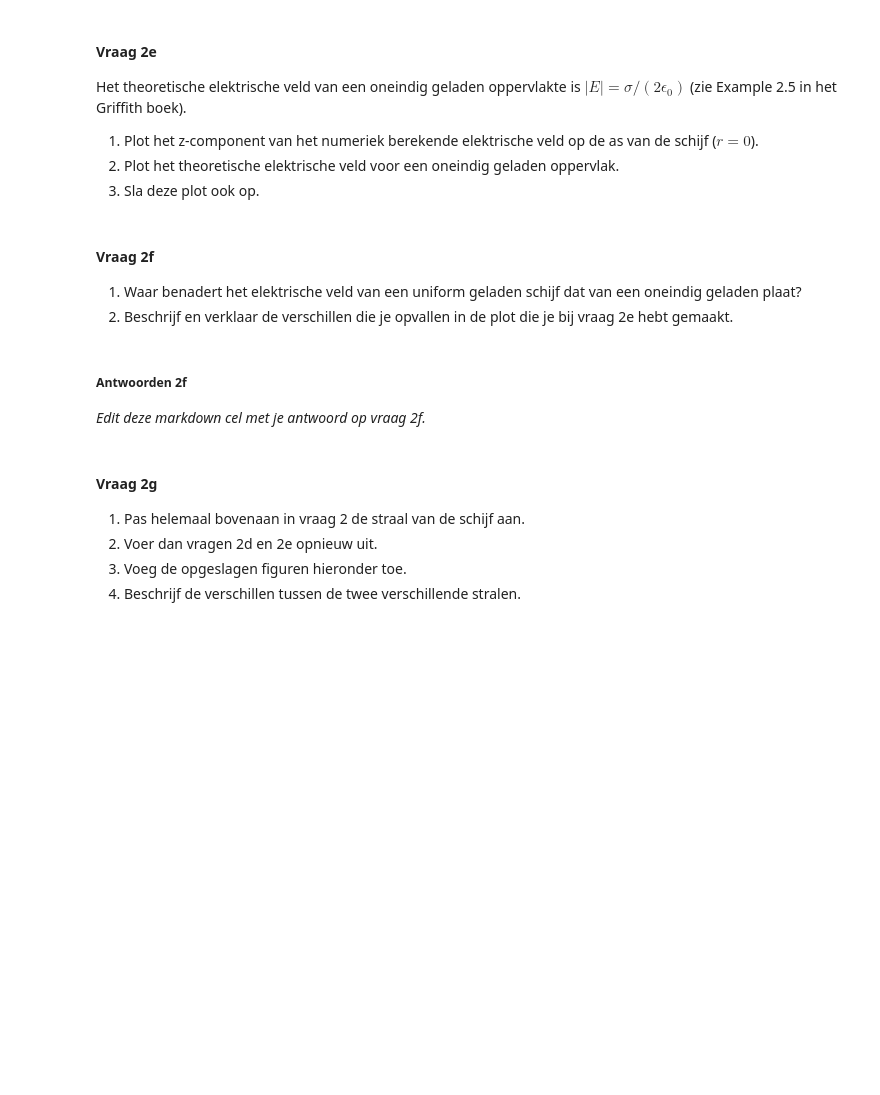
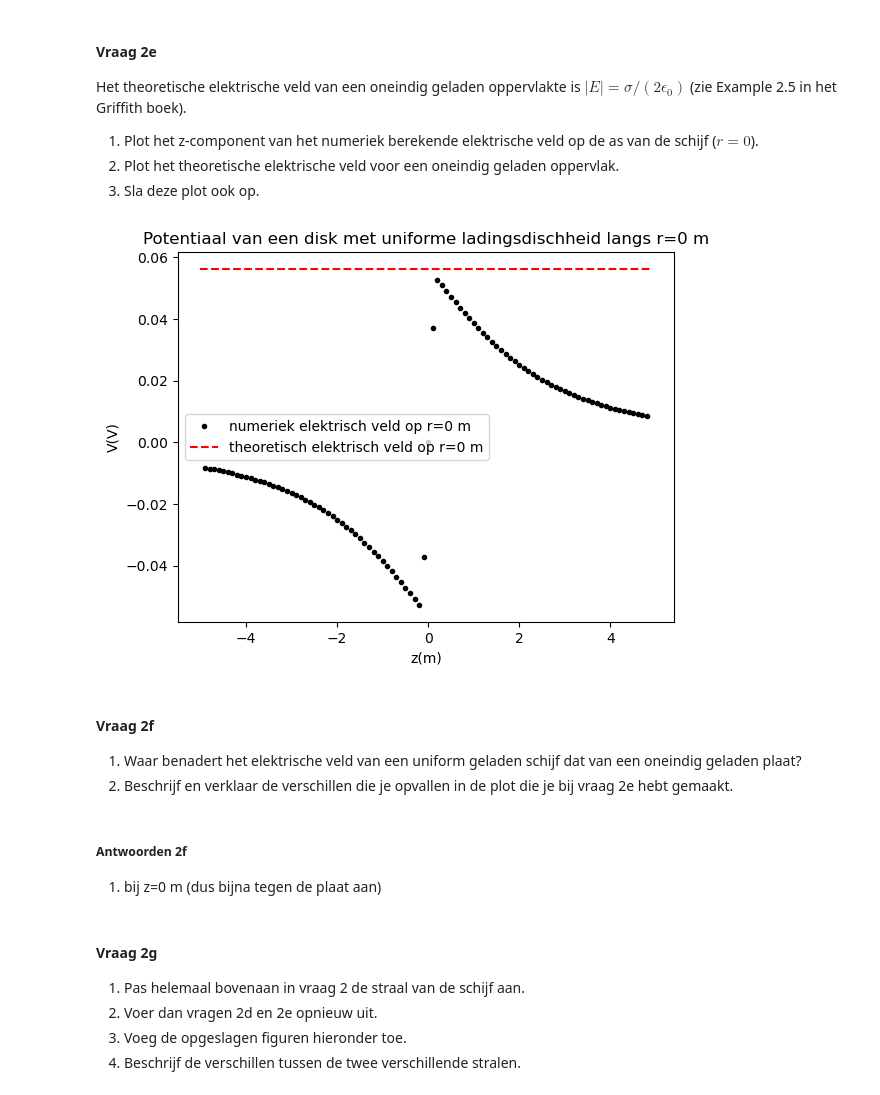
Before and after one commit to beanmachine123/opdrachten-DEF-D, a Jupyter notebook: DigitaleOntwerpopdrachten/1CondensatorOpdracht/CondensatorOntwerpopdracht.ipynb, the cells around one changed output. Saved outputs shown, nothing was run; the diff lists cells and outputs as text; code cells hidden in the pictures; blank space fills up the shorter version.

```diff
--- a/DigitaleOntwerpopdrachten/1CondensatorOpdracht/CondensatorOntwerpopdracht.ipynb
+++ b/DigitaleOntwerpopdrachten/1CondensatorOpdracht/CondensatorOntwerpopdracht.ipynb
@@ -267,9 +267,22 @@ Het theoretische elektrische veld van een oneindig geladen oppervlakte is $|E| =
 2. Plot het theoretische elektrische veld voor een oneindig geladen oppervlak.
 3. Sla deze plot ook op.
 # %%
-###
-###Hier jouw code###
-###
+def theoretisch_veld_oneidiggeladen_opp(ladingsdichtheid_disk, epsilon0):
+    return ladingsdichtheid_disk / (2 * epsilon0)
+
+Ez_slice = Ez[:, idx_r_zero]
+
+plt.figure()
+plt.plot(z_for_E, Ez_slice, "k.", label="numeriek elektrisch veld op r=0 m")
+plt.plot(z, np.ones(len(z)) *theoretisch_veld_oneidiggeladen_opp(ladingsdichtheid_disk, epsilon0), "r--", label="theoretisch elektrisch veld op r=0 m")
+plt.legend()
+plt.xlabel("z(m)")
+plt.ylabel("V(V)")
+plt.title("Potentiaal van een disk met uniforme ladingsdischheid langs r=0 m")
+plt.savefig("E_along_r_zero.png")
+plt.show()
+# %% [output]
+[figure, added]
 # %% [markdown]
 #### Vraag 2f
 1. Waar benadert het elektrische veld van een uniform geladen schijf dat van een oneindig geladen plaat?
@@ -277,7 +290,7 @@ Het theoretische elektrische veld van een oneindig geladen oppervlakte is $|E| =
 # %% [markdown]
 ##### Antwoorden 2f
 
-*Edit deze markdown cel met je antwoord op vraag 2f.*
+1. bij z=0 m (dus bijna tegen de plaat aan)
 # %% [markdown]
 #### Vraag 2g
 
```
Also changed, not shown: parts of 2 cells of this notebook, 2 other files.
